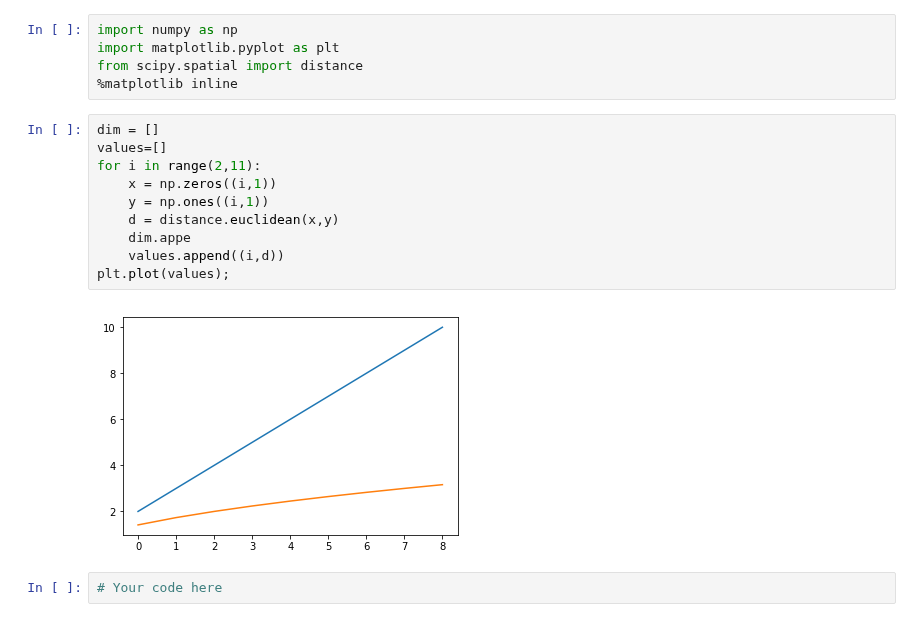
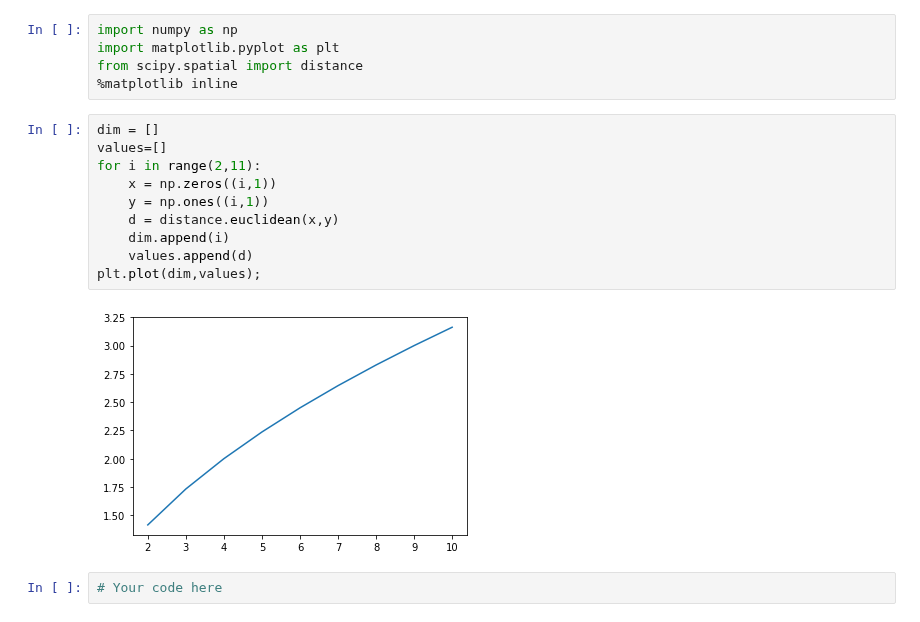
Before and after one commit to danjizquierdo/dsc-3-34-03-curse-of-dimensionality-simulation-lab-nyc-ds-career-012819, a Jupyter notebook: index.ipynb, the cells around one changed output. Cells and saved outputs as stored; diff of their text form.

```diff
--- a/index.ipynb
+++ b/index.ipynb
@@ -47,15 +47,15 @@ from scipy.spatial import distance
 # %%
 dim = []
 values=[]
 for i in range(2,11):
     x = np.zeros((i,1))
     y = np.ones((i,1))
     d = distance.euclidean(x,y)
-    dim.appe
-    values.append((i,d))
-plt.plot(values);
+    dim.append(i)
+    values.append(d)
+plt.plot(dim,values);
 # %% [output]
-[figure, old version]
+[figure, new version]
 # %%
 # Your code here
 # %% [output]
```
